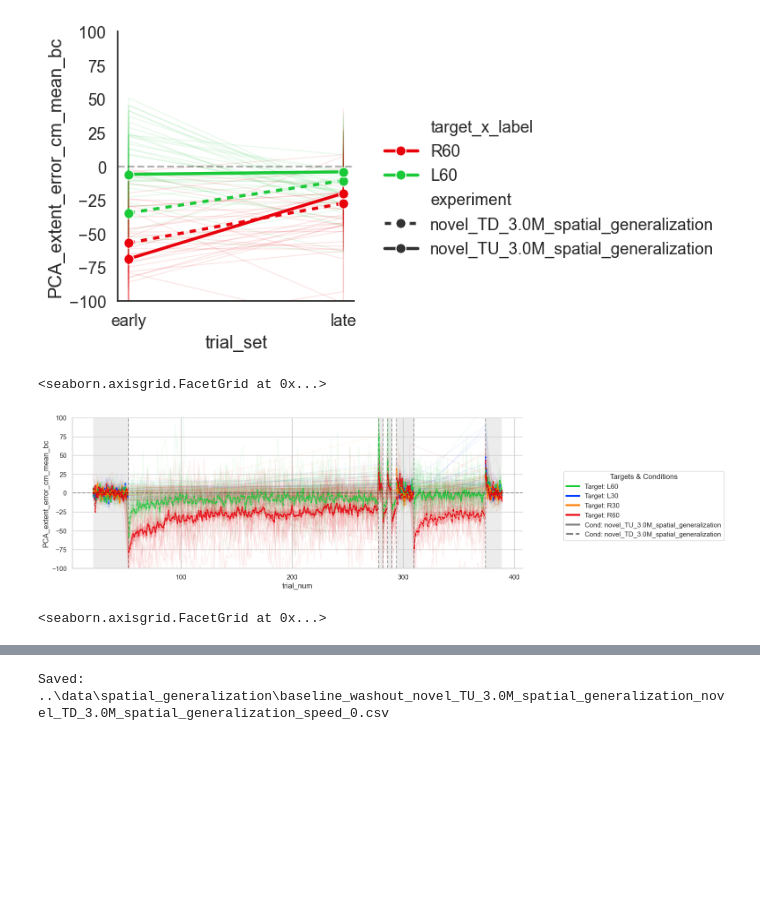
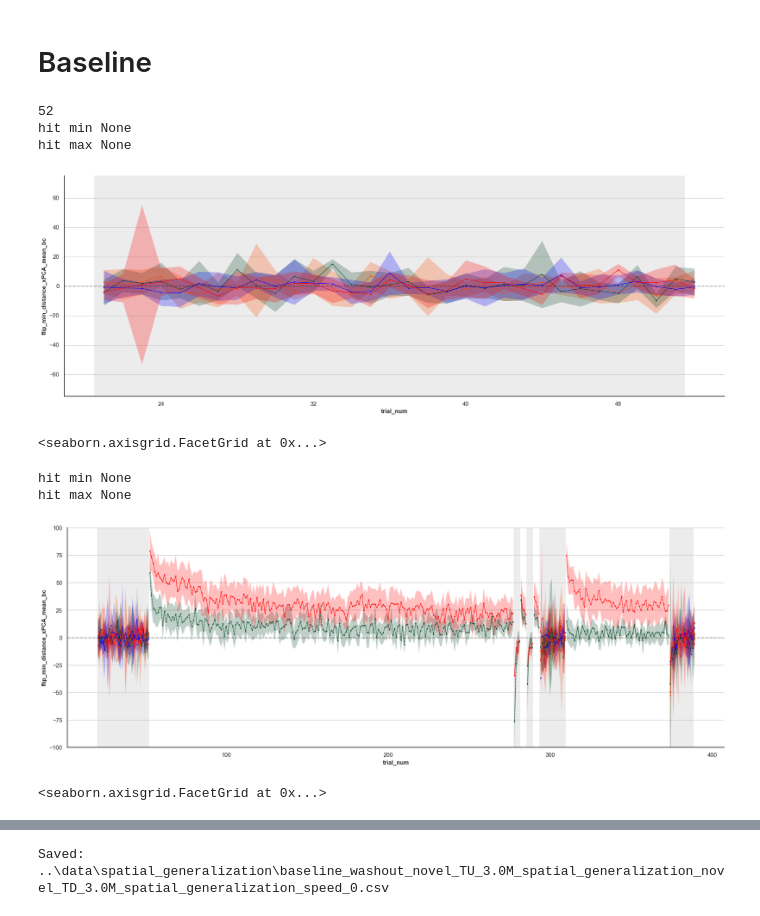
Before and after one commit to jacobjb02/vr-motor-adaptation-notebooks, a Jupyter notebook: Notebook/Spatial_Generalization_working.ipynb, the cells around one changed output, grey strips where cells are left out. Cells and saved outputs as stored; diff of their text form; code cells hidden in the pictures; blank space fills up the shorter version.

Commit message:
Ran analysis and updated newer experiment preprocessing; updated extract column function; hid legend in plot all files.

```diff
--- a/Notebook/Spatial_Generalization_working.ipynb
+++ b/Notebook/Spatial_Generalization_working.ipynb
@@ -386,0 +353,6 @@ PCA_error_df
+# %%
+
+PCA_error_df['min_distance_target_x_cm'] = PCA_error_df['min_pos_from_target_x_cm']-PCA_error_df['target_position_x_cm']
+PCA_error_df['min_distance_target_z_cm'] = PCA_error_df['min_pos_from_target_z_cm']-PCA_error_df['target_position_z_cm']
+
+PCA_error_df['flip_min_distance_xPCA'] = np.sqrt(PCA_error_df['min_distance_target_x_cm']**2 + PCA_error_df['min_distance_target_z_cm']**2) * np.sign(PCA_error_df['PCA_extent_error_cm'])*-1
@@ -387,2 +407,12 @@ PCA_error_df
 # %%
-### remove outliers
+from src.cleaning import remove_outliers_per_trial
+
+clean_df_ALL = remove_outliers_per_trial(clean_df,
+                              y_col='flip_min_distance_xPCA',
+                              trial_col='trial_num',
+                              water_col='water_speed_m_s',
+                              target_col='target_x_label',
+                              phase_col='phase'
+                             )
+
+print(clean_df_ALL.shape)
@@ -543,19 +517,34 @@ early_late_phase_df
+# %% [markdown]
+# Baseline
 # %%
-from src.plotting import plot_early_late_exposure_2
+from src.plotting import plot_all_trials
 
-plot_early_late_exposure_2(early_late_phase_df,
-                         x_col='trial_set',
-                         y_col='PCA_extent_error_cm_mean_bc', #PCA_error_X_cm_mean_bc
-                         ylim=(-100,100),
-                         line_col='experiment',
-                         cond_col='target_x_label',
-                         ppid_col='ppid_full',
-                         facet_row=None,
-                         facet_col=None,
-                         show_zero_line=True)
+df_bc_baseline = df_bc[df_bc['phase'] == 'baseline']
+print(df_bc_baseline['trial_num'].max())
+
+plot_all_trials(df_bc_baseline,
+                     col_col =None,
+                     row_col=None,
+                     cond_col='phase',
+                     ppid_col='ppid_full',
+                     target_col='target_x_label',
+                     y_col = 'flip_min_distance_xPCA_mean_bc',
+                     x_col='trial_num',
+                     context='notebook',
+                     transition_col='water_speed_binary',
+                     font_scale=3,
+                     marker_size=1.5,
+                     estimator='mean',
+                     y_lim=(-75,75),
+                     show_zero_line=True,
+                     show_sd_line=False
+                    )
 # %% [output]
+52
+hit min None
+hit max None
-[figure, old version]
+[figure, new version]
-<seaborn.axisgrid.FacetGrid at 0x...>
+<seaborn.axisgrid.FacetGrid at 0x...>
 # %%
 from src.plotting import plot_all_trials
 
@@ -565,7 +554,7 @@ plot_all_trials(df_bc,
                      cond_col='experiment',
                      ppid_col='ppid_full',
                      target_col='target_x_label',
-                     y_col = 'PCA_extent_error_cm_mean_bc',
+                     y_col = 'flip_min_distance_xPCA_mean_bc',
                      x_col='trial_num',
                      context='poster',
                      transition_col='water_speed_binary',
@@ -576,6 +565,8 @@ plot_all_trials(df_bc,
                      show_zero_line=True
                     )
 # %% [output]
+hit min None
+hit max None
-[figure, old version]
+[figure, new version]
-<seaborn.axisgrid.FacetGrid at 0x...>
+<seaborn.axisgrid.FacetGrid at 0x...>
 # %%
```
Also changed, not shown: parts of 35 cells of this notebook, 3 other files.
